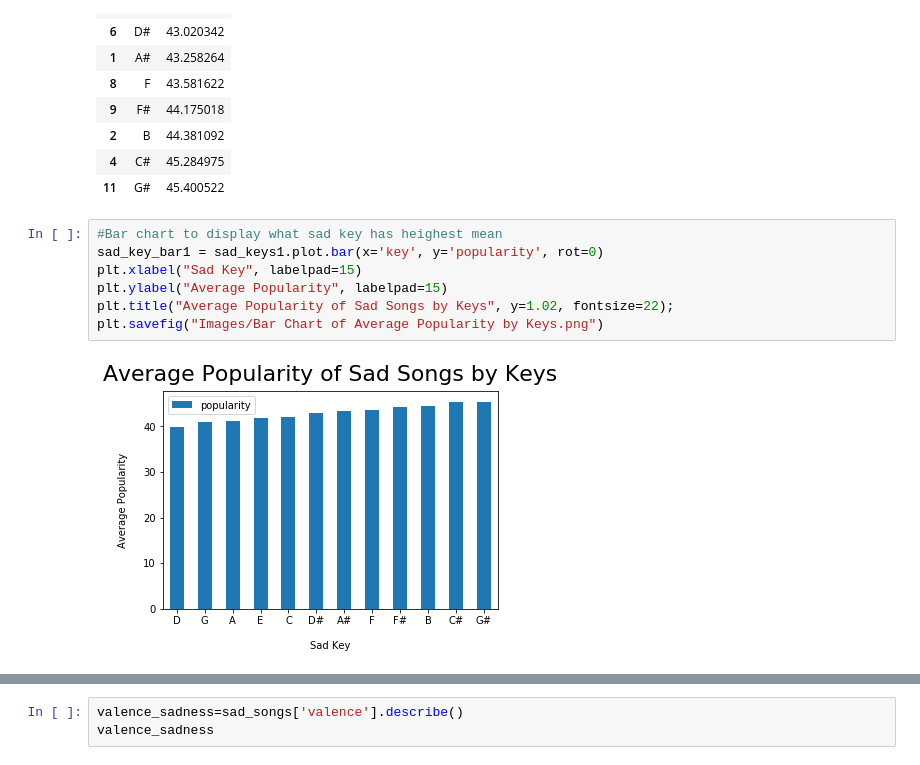
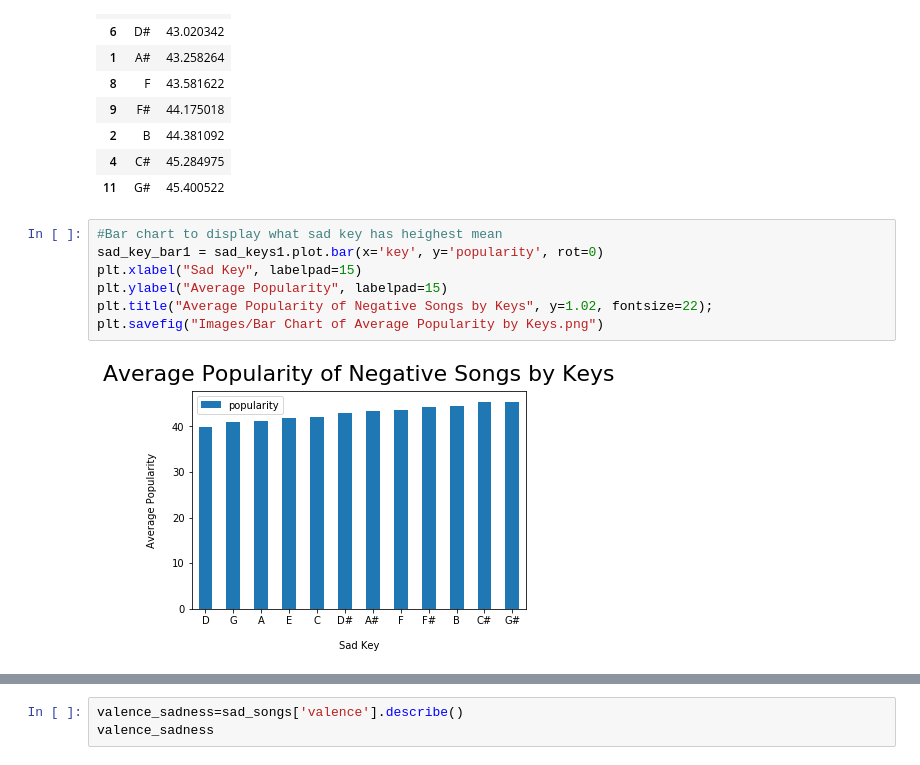
Before and after one commit to zsvorenova/Group_Three, a Jupyter notebook: Spotify_jill.ipynb, the cells around one changed output, grey strips where cells are left out. Cells and saved outputs as stored; diff of their text form.

```diff
--- a/Spotify_jill.ipynb
+++ b/Spotify_jill.ipynb
@@ -834,9 +933,9 @@ sad_keys1
 # %%
 #Bar chart to display what sad key has heighest mean
 sad_key_bar1 = sad_keys1.plot.bar(x='key', y='popularity', rot=0)
 plt.xlabel("Sad Key", labelpad=15)
 plt.ylabel("Average Popularity", labelpad=15)
-plt.title("Average Popularity of Sad Songs by Keys", y=1.02, fontsize=22);
+plt.title("Average Popularity of Negative Songs by Keys", y=1.02, fontsize=22);
 plt.savefig("Images/Bar Chart of Average Popularity by Keys.png")
 # %% [output]
-[figure, old version]
+[figure, new version]
```
Also changed, not shown: parts of 35 cells of this notebook, 28 other files.
